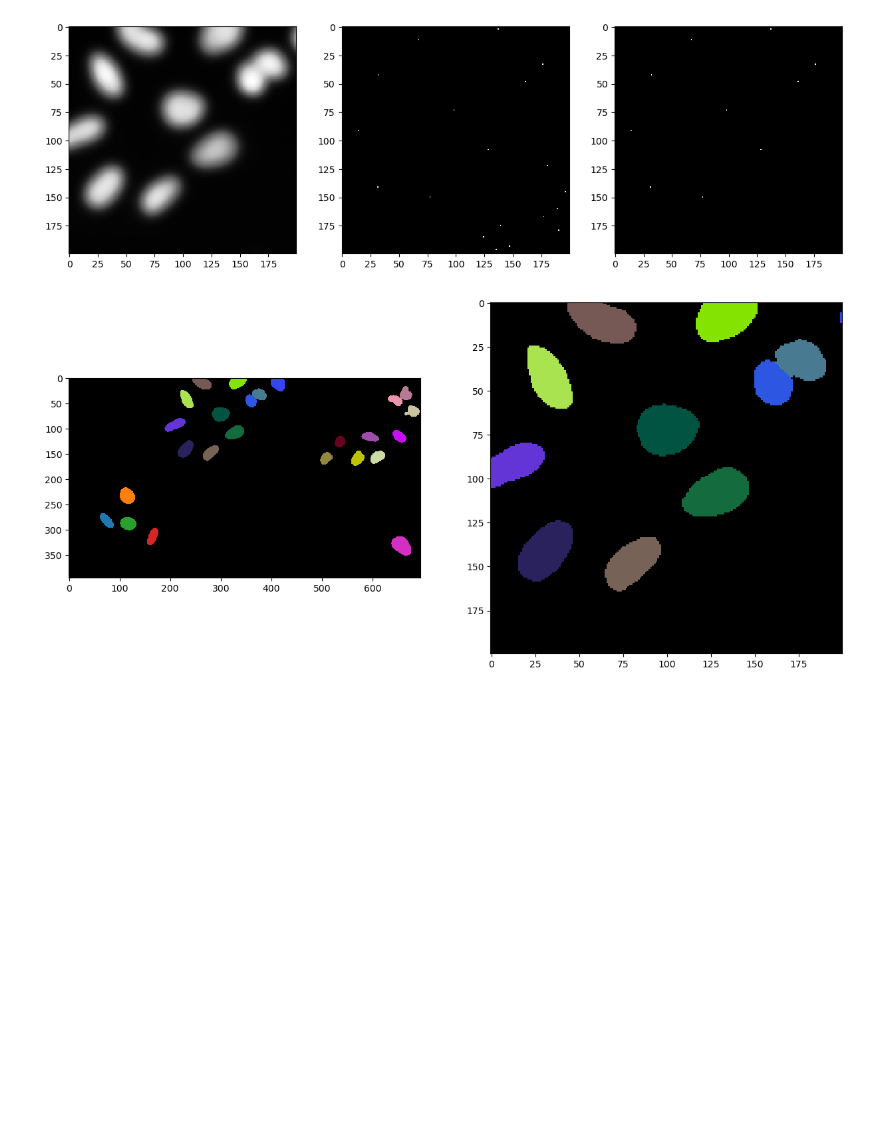
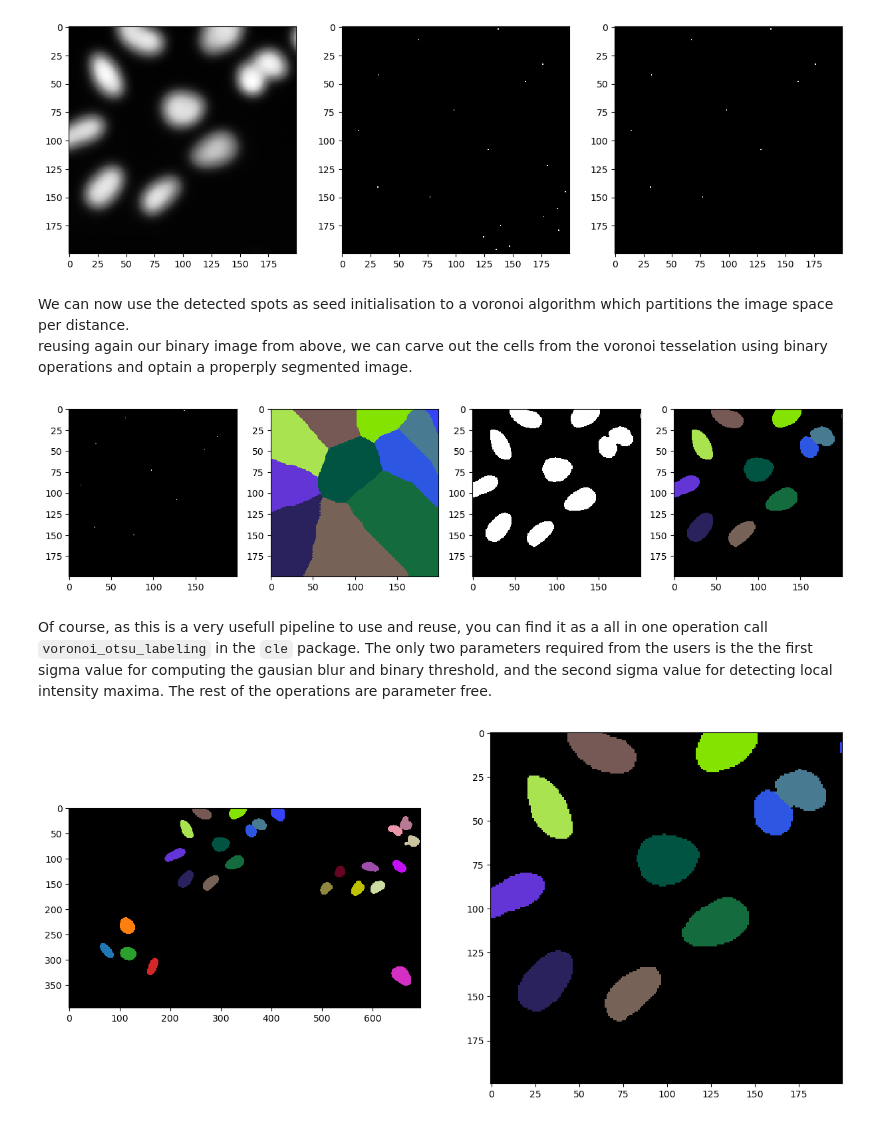
Before and after one commit to BiAPoL/PoL-BioImage-Analysis-TS-GPU-Accelerated-Image-Analysis, a Jupyter notebook: docs/10_Clesperanto/40_filtering_and_segmentation.ipynb, the cells around one changed output. Drawn from its saved outputs; the diff is of its cells as text; code cells hidden in the pictures; blank space fills up the shorter version.

```diff
--- a/docs/10_Clesperanto/40_filtering_and_segmentation.ipynb
+++ b/docs/10_Clesperanto/40_filtering_and_segmentation.ipynb
@@ -57,3 +71,19 @@ cle.imshow( cle.crop(seeds, start_x=bb_x, start_y=bb_y, width=bb_width, height=b
 # %% [output]
 [figure]
+# %% [markdown]
+We can now use the detected spots as seed initialisation to a voronoi algorithm which partitions the image space per distance.
+reusing again our binary image from above, we can carve out the cells from the voronoi tesselation using binary operations and optain a properply segmented image.
+# %%
+voronoided = cle.voronoi_labeling(seeds)
+segmented = voronoided * binary
+
+fig, axs = plt.subplots(1, 4, figsize=(15, 15))
+cle.imshow(cle.crop(seeds, start_x=bb_x, start_y=bb_y, width=bb_width, height=bb_height), plot=axs[0])
+cle.imshow(cle.crop(voronoided, start_x=bb_x, start_y=bb_y, width=bb_width, height=bb_height), labels=True, plot=axs[1])
+cle.imshow(cle.crop(binary, start_x=bb_x, start_y=bb_y, width=bb_width, height=bb_height), plot=axs[2])
+cle.imshow(cle.crop(segmented, start_x=bb_x, start_y=bb_y, width=bb_width, height=bb_height), labels=True, plot=axs[3])
+# %% [output]
+[figure, added]
+# %% [markdown]
+Of course, as this is a very usefull pipeline to use and reuse, you can find it as a all in one operation call `voronoi_otsu_labeling` in the `cle` package. The only two parameters required from the users is the the first sigma value for computing the gausian blur and binary threshold, and the second sigma value for detecting local intensity maxima. The rest of the operations are parameter free.
 # %%
```
Also changed, not shown: parts of 9 cells of this notebook.
